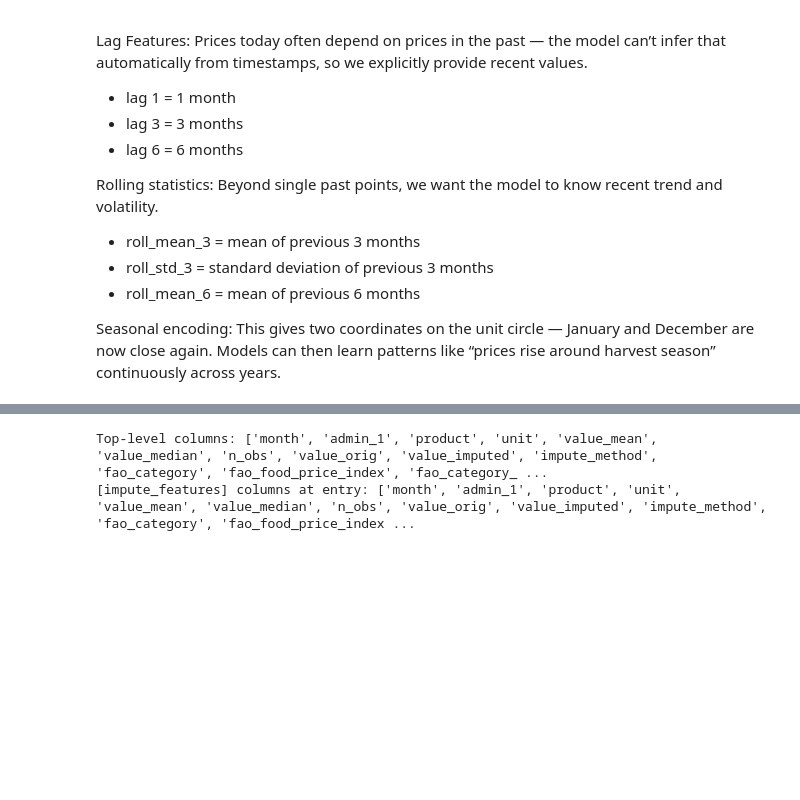
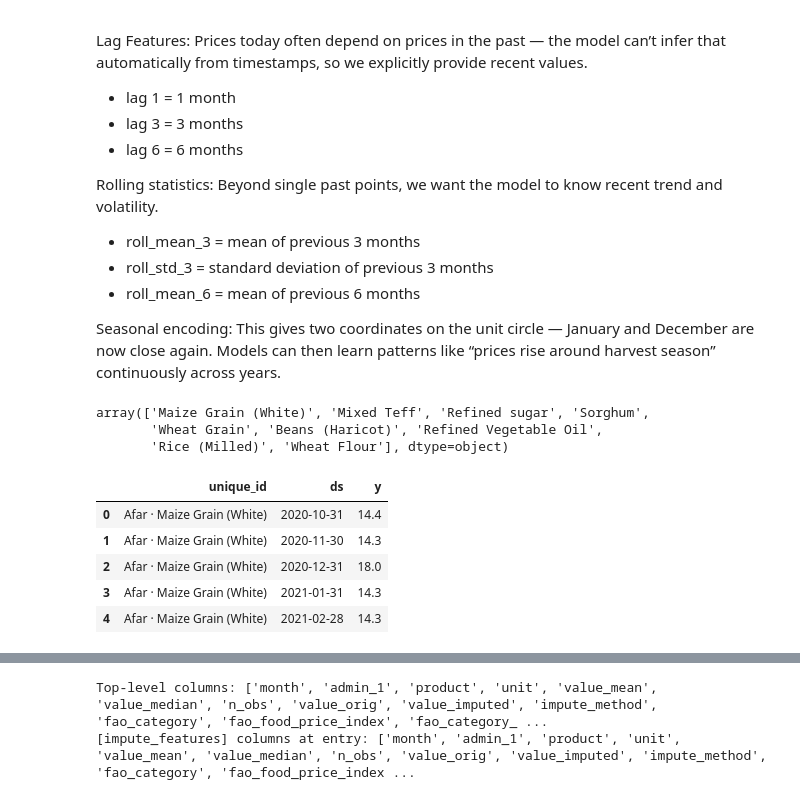
Before and after one commit to nataschaminnitt/food_security, a Jupyter notebook: etl/modelling.ipynb, the cells around one changed output, grey strips where cells are left out. Drawn from its saved outputs; the diff is of its cells as text; code cells hidden in the pictures; blank space fills up the shorter version.

```diff
--- a/etl/modelling.ipynb
+++ b/etl/modelling.ipynb
@@ -20,6 +20,11 @@ os.chdir('/Users/nataschajademinnitt/Documents/5_data/food_security/')
 import numpy as np
 import pandas as pd
 import warnings
+warnings.filterwarnings("ignore")
+
+from utilsforecast.losses import *
+from statsforecast import StatsForecast
+from statsforecast.models import Naive, HistoricAverage, WindowAverage, SeasonalNaive
 
 from sklearn.metrics import mean_absolute_error
 from sklearn.pipeline import Pipeline
@@ -40,3 +45,52 @@ from etl.staples_model_core import (
     N_TRIALS,
     SEED,
 )
+
+pd.set_option('display.max_rows', None)
+pd.set_option('display.max_columns', None)
+# %%
+df['product'].unique()
+# %% [output]
+array(['Maize Grain (White)', 'Mixed Teff', 'Refined sugar', 'Sorghum',
+       'Wheat Grain', 'Beans (Haricot)', 'Refined Vegetable Oil',
+       'Rice (Milled)', 'Wheat Flour'], dtype=object)
+# %%
+PARQUET_PATH = "data/processed/ethiopia_foodprices_model_panel_tierA.parquet"
+df = pd.read_parquet(PARQUET_PATH)
+
+# Build StatsForecast-format panel: unique_id, ds, y
+df_sf = (
+    df.rename(columns={"month": "ds", "value_imputed": "y"})
+      .assign(
+          ds=lambda d: pd.to_datetime(d["ds"], errors="coerce")
+                        .dt.to_period("M").dt.to_timestamp("M"),   # month-end stamps
+          unique_id=lambda d: d["admin_1"].astype(str) + " · " + d["product"].astype(str)
+      )[["unique_id", "ds", "y"]]
+      .groupby(["unique_id", "ds"], as_index=False)["y"].mean()
+      .sort_values(["unique_id", "ds"])
+)
+
+# Per-series split: last h for test
+h = 3
+
+# Remove series with fewer than h+1 points (need at least one train obs)
+counts = df_sf.groupby("unique_id")["ds"].count()
+ok_ids = counts[counts > h].index
+
+df_sf = df_sf[df_sf["unique_id"].isin(ok_ids)].reset_index(drop=True)
+
+test = df_sf.groupby("unique_id", group_keys=False).tail(h).reset_index(drop=True)
+train = (
+    df_sf.groupby("unique_id", group_keys=False)
+         .apply(lambda g: g.iloc[:-h])
+         .reset_index(drop=True)
+)
+# %%
+df_sf.head()
+# %% [output]
+|  | unique_id | ds | y |
+| 0 | Afar · Maize Grain (White) | 2020-10-31 | 14.4 |
+| 1 | Afar · Maize Grain (White) | 2020-11-30 | 14.3 |
+| 2 | Afar · Maize Grain (White) | 2020-12-31 | 18.0 |
+| 3 | Afar · Maize Grain (White) | 2021-01-31 | 14.3 |
+| 4 | Afar · Maize Grain (White) | 2021-02-28 | 14.3 |
```
Also changed, not shown: parts of 7 cells of this notebook, 9 other files.
